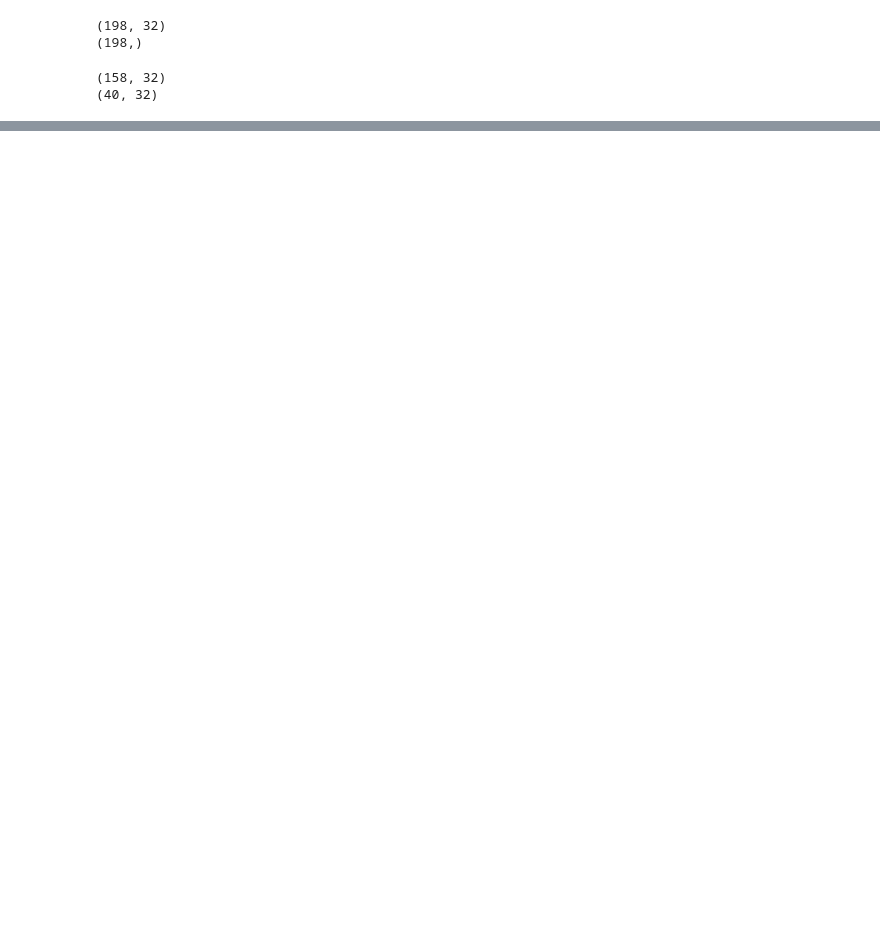
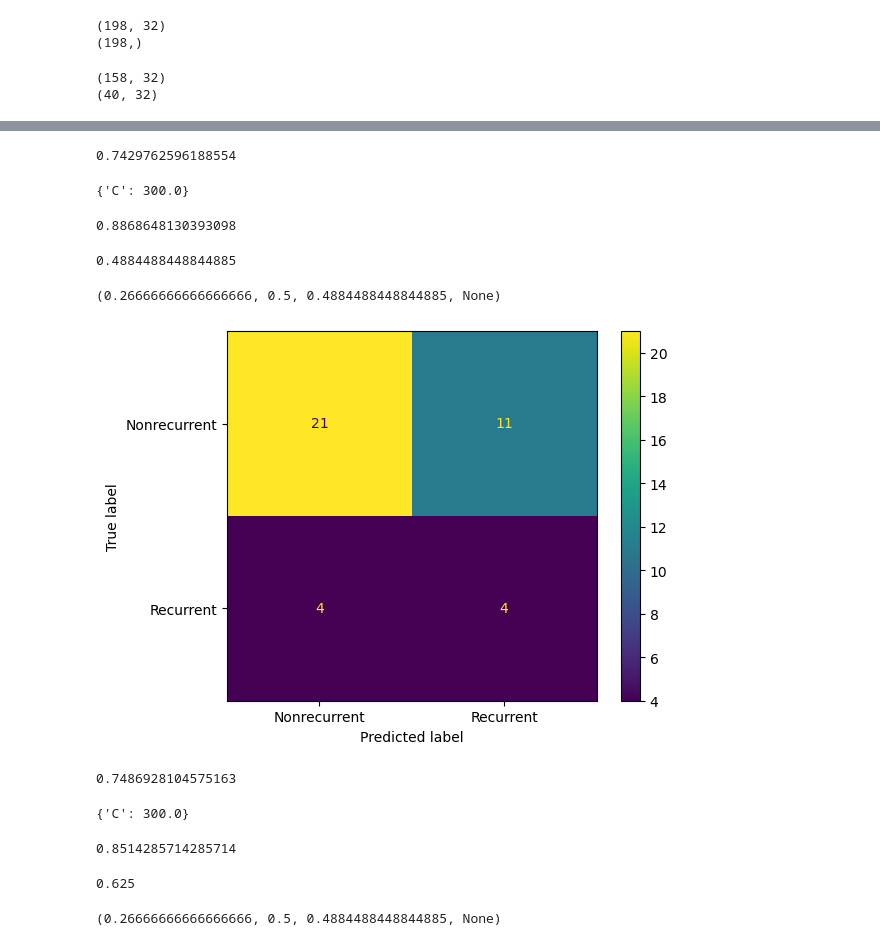
Before and after one commit to Raaaii/Breast_Cancer_ML-DL, a Jupyter notebook: LogRegClassifier/LRClassification.ipynb, the cells around one changed output, grey strips where cells are left out. Drawn from its saved outputs; the diff is of its cells as text; code cells hidden in the pictures; blank space fills up the shorter version.

```diff
--- a/LogRegClassifier/LRClassification.ipynb
+++ b/LogRegClassifier/LRClassification.ipynb
@@ -175,0 +64,4 @@ plt.show()
+# %%
+pca = PCA(n_components="mle")
+# %%
+X_train = pca.fit_transform(X_train)
@@ -176,16 +83,15 @@ plt.show()
+# %%
+from sklearn.metrics import make_scorer
+from sklearn.metrics import fbeta_score
+score = make_scorer(fbeta_score, beta=6, average="binary")
 # %%
 #find optimal value of hyperparameter C
 from sklearn.model_selection import GridSearchCV
 from sklearn.linear_model import LogisticRegression
-logmodel = LogisticRegression(solver='newton-cg', penalty='l2', max_iter=100, random_state=42)
+logmodel = LogisticRegression(solver='newton-cg', penalty='l2', max_iter=100, class_weight='balanced')
+parameters = {'C':np.linspace(300, 500, 8)}
 
-from sklearn.metrics import make_scorer
-from sklearn.metrics import fbeta_score
-
-
-parameters = {'C':[0.001, 0.01, 0.1, 1, 10, 100, 1000]}
-
-cv = GridSearchCV(logmodel,parameters,cv=10, scoring=scorer)
+cv = GridSearchCV(logmodel,parameters,cv=10, scoring=score)
 cv_fit =cv.fit(X_train, y_train)
 
 #print best estimator
@@ -277,0 +99,25 @@ plt.savefig('countplot_after_sampling.png')
+# %%
+cv.best_score_
+# %% [output]
+0.7429762596188554
+# %%
+cv.best_params_
+# %% [output]
+{'C': 300.0}
+# %%
+cv.score(X_train, y_train)
+# %% [output]
+0.8868648130393098
+# %%
+cv.score(pca.transform(scaler.transform(X_test)), y_test)
+# %% [output]
+0.4884488448844885
+# %%
+precision_recall_fscore_support(y_test, cv.predict(pca.transform(scaler.transform(X_test))), beta=6, average="binary")
+# %% [output]
+(0.26666666666666666, 0.5, 0.4884488448844885, None)
+# %%
+ConfusionMatrixDisplay.from_predictions(y_test, cv.predict(pca.transform(scaler.transform(X_test))), display_labels=["Nonrecurrent", "Recurrent"])
+plt.savefig("confusionMatrix1.png", dpi=300)
+# %% [output]
+[figure, added]
@@ -277,0 +136,20 @@ plt.savefig('countplot_after_sampling.png')
+# %%
+cv.best_score_
+# %% [output]
+0.7486928104575163
+# %%
+cv.best_params_
+# %% [output]
+{'C': 300.0}
+# %%
+cv.score(X_train, y_train)
+# %% [output]
+0.8514285714285714
+# %%
+cv.score(pca.transform(scaler.transform(X_test)), y_test)
+# %% [output]
+0.625
+# %%
+precision_recall_fscore_support(y_test, cv.predict(pca.transform(scaler.transform(X_test))), beta=6, average="binary")
+# %% [output]
+(0.26666666666666666, 0.5, 0.4884488448844885, None)
```
Also changed, not shown: parts of 27 cells of this notebook, 4 other files.
